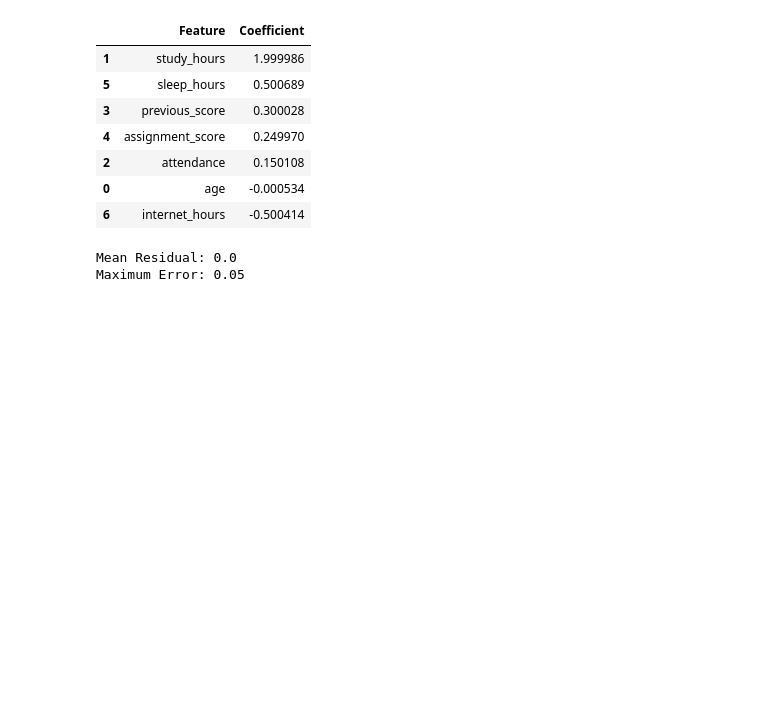
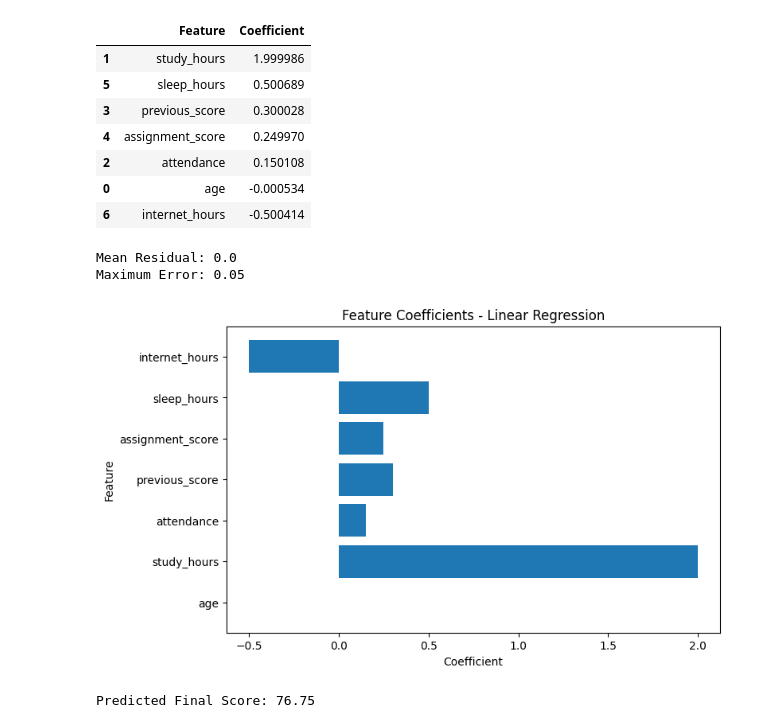
Before and after one commit to Dilini8888/student-performance-prediction, a Jupyter notebook: Student_Performance_Prediction.ipynb, the cells around one changed output. Drawn from its saved outputs; the diff is of its cells as text; code cells hidden in the pictures; blank space fills up the shorter version.

Commit message:
Add new student prediction example

```diff
--- a/Student_Performance_Prediction.ipynb
+++ b/Student_Performance_Prediction.ipynb
@@ -264,3 +264,33 @@ print("Maximum Error:", round(abs(residuals).max(), 2))
 # %% [output]
 Mean Residual: 0.0
 Maximum Error: 0.05
+# %%
+import matplotlib.pyplot as plt
+
+plt.figure(figsize=(8, 5))
+
+plt.barh(coefficients["Feature"], coefficients["Coefficient"])
+
+plt.xlabel("Coefficient")
+plt.ylabel("Feature")
+plt.title("Feature Coefficients - Linear Regression")
+
+plt.show()
+# %% [output]
+[figure, added]
+# %%
+new_student = pd.DataFrame({
+    "age": [21],
+    "study_hours": [7],
+    "attendance": [85],
+    "previous_score": [75],
+    "assignment_score": [80],
+    "sleep_hours": [8],
+    "internet_hours": [3]
+})
+
+predicted_score = model.predict(new_student)
+
+print("Predicted Final Score:", round(predicted_score[0], 2))
+# %% [output]
+Predicted Final Score: 76.75
```
Also changed, not shown: parts of 1 cell of this notebook.
